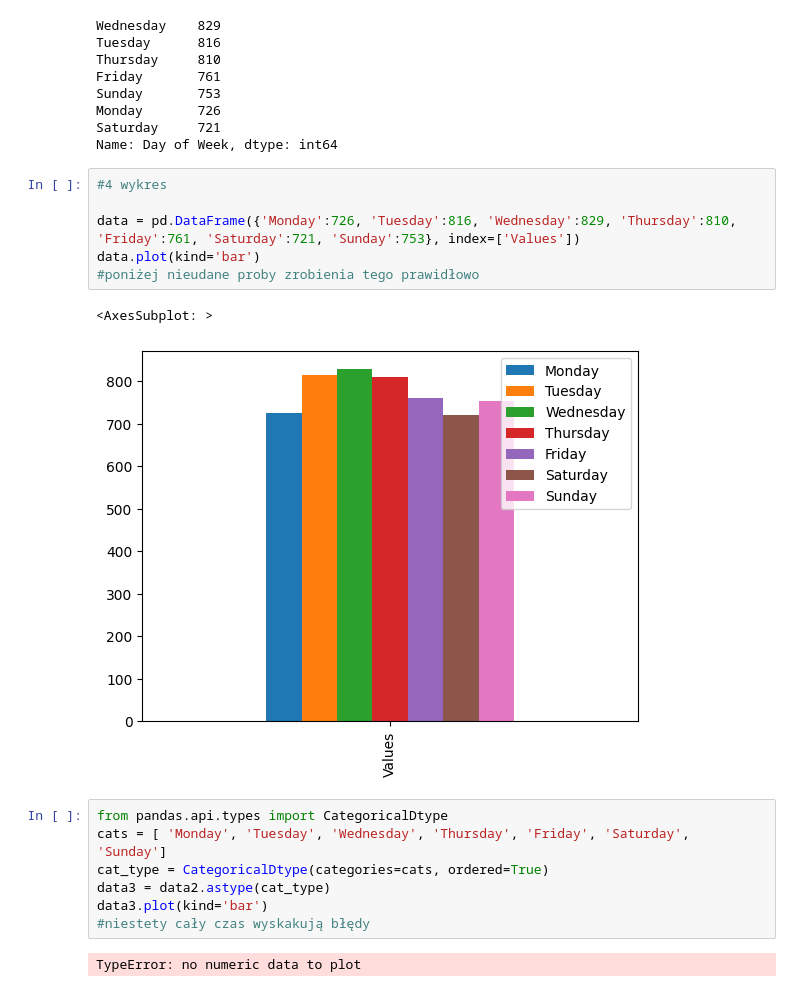
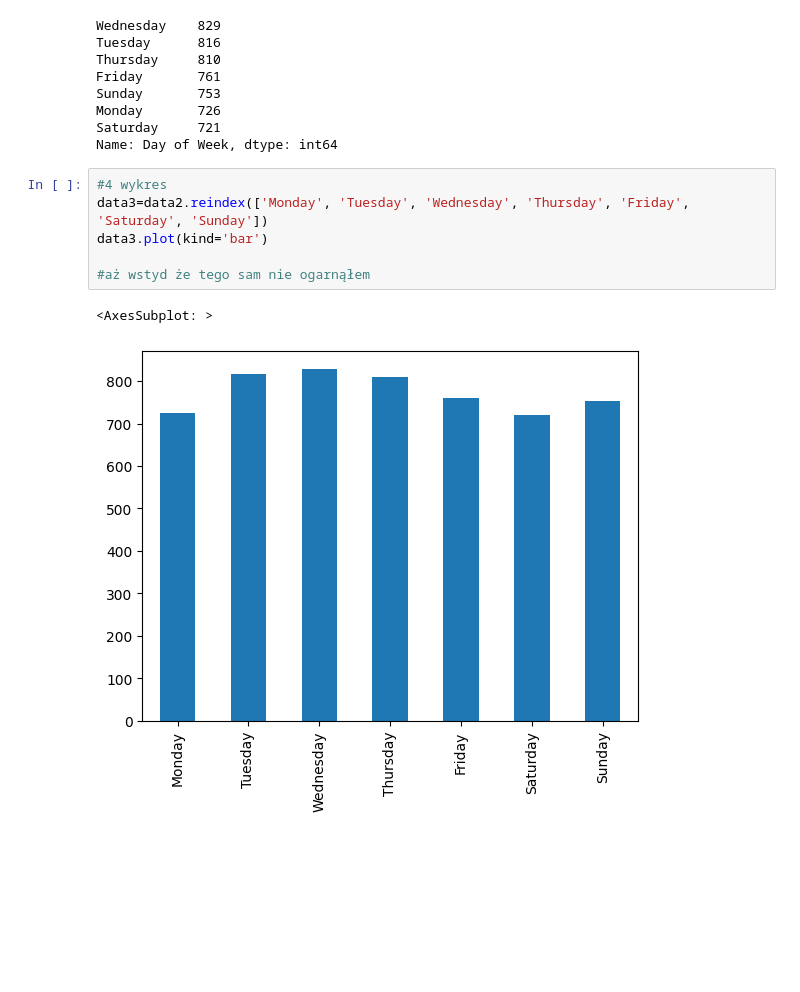
Before and after one commit to PiotrWitaszek/Crime, a Jupyter notebook: Crime.ipynb, the cells around one changed output. Drawn from its saved outputs; the diff is of its cells as text; blank space fills up the shorter version.

```diff
--- a/Crime.ipynb
+++ b/Crime.ipynb
@@ -70,22 +72,13 @@ Saturday     721
 Name: Day of Week, dtype: int64
 # %%
 #4 wykres
+data3=data2.reindex(['Monday', 'Tuesday', 'Wednesday', 'Thursday', 'Friday', 'Saturday', 'Sunday'])
+data3.plot(kind='bar')
 
-data = pd.DataFrame({'Monday':726, 'Tuesday':816, 'Wednesday':829, 'Thursday':810, 'Friday':761, 'Saturday':721, 'Sunday':753}, index=['Values'])
-data.plot(kind='bar')
-#poniżej nieudane proby zrobienia tego prawidłowo
+#aż wstyd że tego sam nie ogarnąłem
 # %% [output]
 <AxesSubplot: >
-[figure, old version]
+[figure, new version]
-# %%
-from pandas.api.types import CategoricalDtype
-cats = [ 'Monday', 'Tuesday', 'Wednesday', 'Thursday', 'Friday', 'Saturday', 'Sunday']
-cat_type = CategoricalDtype(categories=cats, ordered=True)
-data3 = data2.astype(cat_type)
-data3.plot(kind='bar')
-#niestety cały czas wyskakują błędy
-# %% [output]
-TypeError: no numeric data to plot
 # %%
 #5 Wczytaj do projektu dane dotyczące populacji w poszczególnych stanach USA oraz dane dotyczące skrótów poszczególnych stanów.
 # Połącz te bazy danych w taki sposób, aby móc policzyć do ilu incydentów w bazie dotyczącej śmiertelnych interwencji doszło w przeliczeniu na 1000 mieszkańców każdego ze stanów.
```
Also changed, not shown: parts of 3 cells of this notebook.
